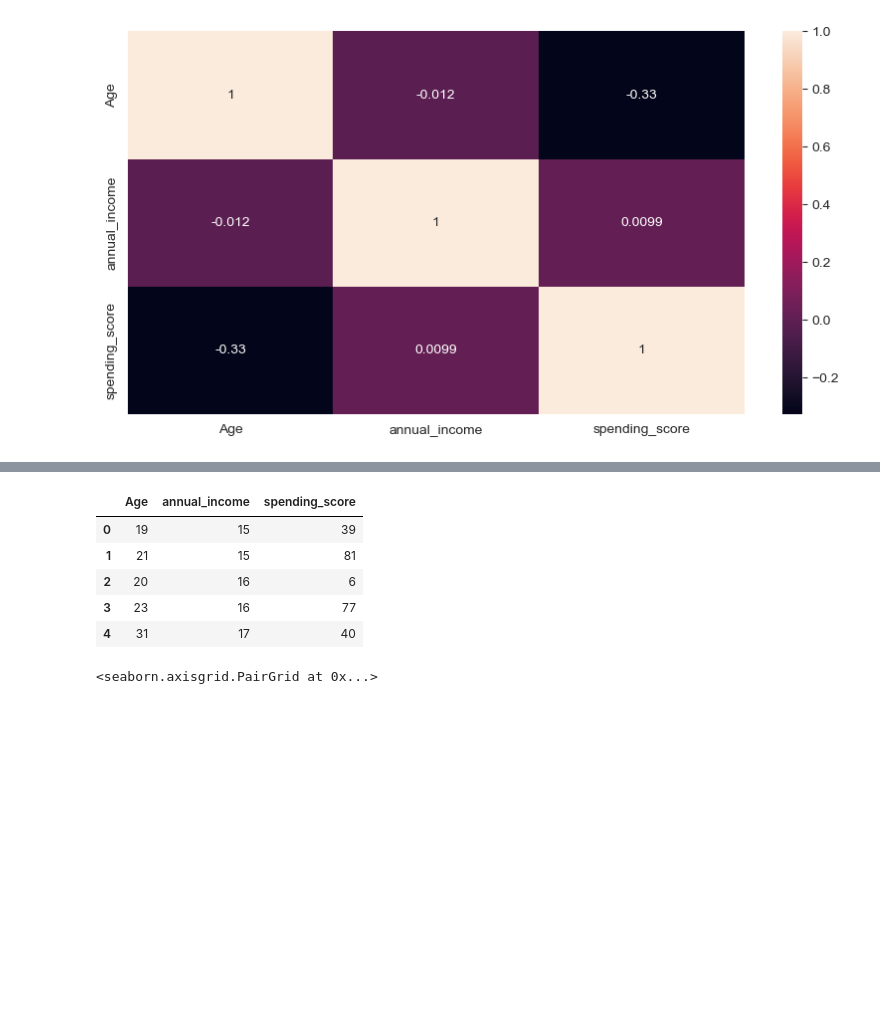
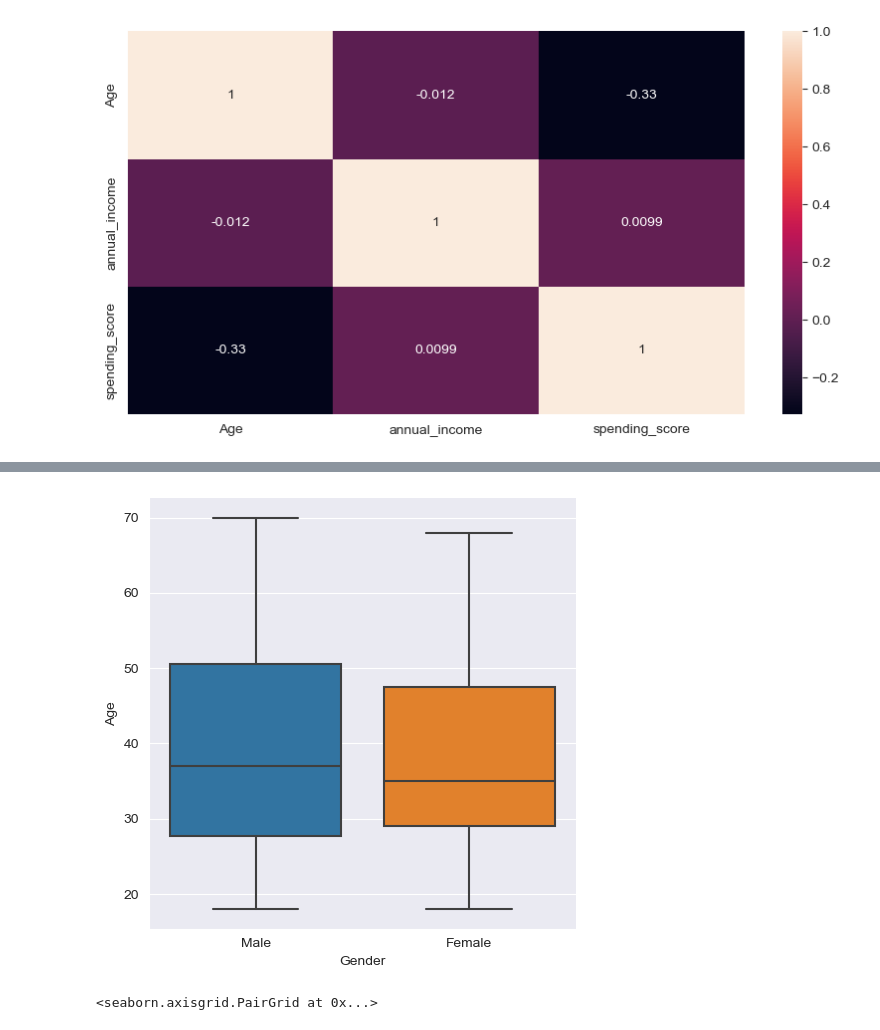
Before and after one commit to Flwstrm40/ML-Project-Gaming, a Jupyter notebook: TubesMLVerLite.ipynb, the cells around one changed output, grey strips where cells are left out. Drawn from its saved outputs; the diff is of its cells as text; code cells hidden in the pictures; blank space fills up the shorter version.

Commit message:
add more column

```diff
--- a/TubesMLVerLite.ipynb
+++ b/TubesMLVerLite.ipynb
@@ -174,14 +196,11 @@ sns.heatmap(df.corr(), annot=True)
+# %%
+sns.catplot(x="Gender", y="Age", kind="box", data=df);
+# %% [output]
+[figure, added]
 # %%
-# Drop the gender column
-df.drop('Gender', axis=1, inplace=True)
-df.head()
+# # Drop the gender column
+# df.drop('Gender', axis=1, inplace=True)
+# df.head()
-# %% [output]
-|  | Age | annual_income | spending_score |
-| 0 | 19 | 15 | 39 |
-| 1 | 21 | 15 | 81 |
-| 2 | 20 | 16 | 6 |
-| 3 | 23 | 16 | 77 |
-| 4 | 31 | 17 | 40 |
 # %%
 # Plot the data for each 2 columns
 sns.pairplot(df)
```
Also changed, not shown: parts of 10 cells of this notebook.
